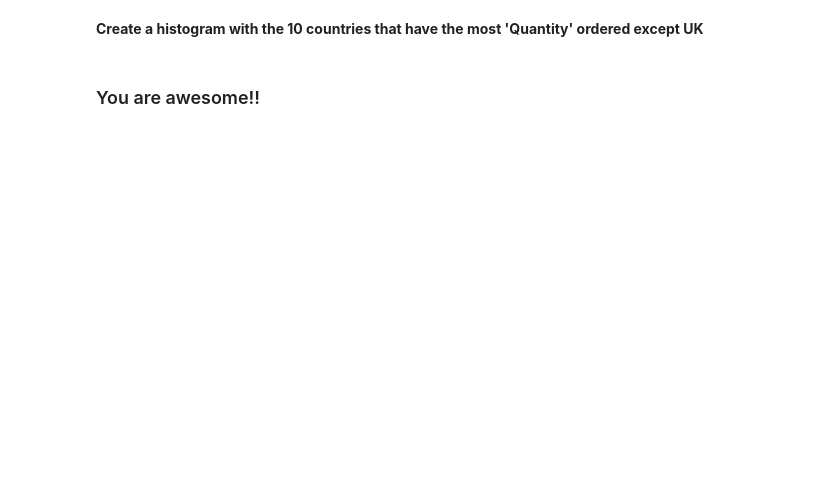
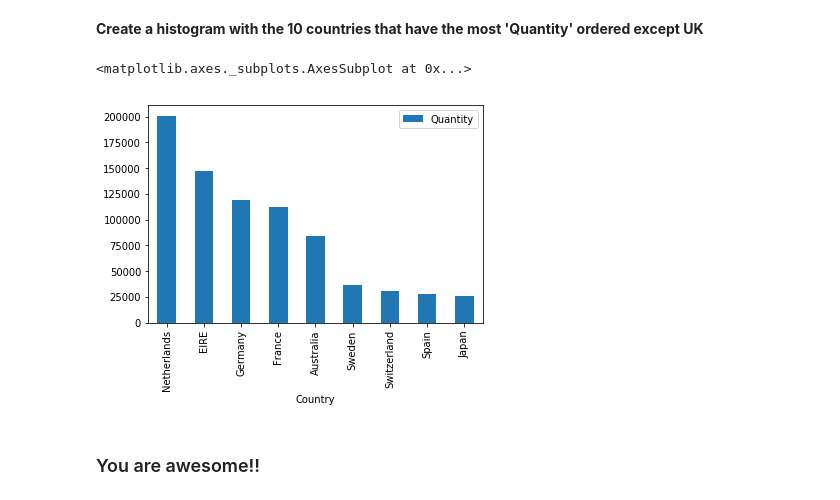
Before and after one commit to hao-phan-cs/devC-coderschool, a Jupyter notebook: Copy_of_Assignment_3_EDA.ipynb, the cells around one changed output. Saved outputs shown, nothing was run; the diff lists cells and outputs as text; code cells hidden in the pictures; blank space fills up the shorter version.

```diff
--- a/Copy_of_Assignment_3_EDA.ipynb
+++ b/Copy_of_Assignment_3_EDA.ipynb
@@ -148,2 +294,12 @@ Few of useful data cleaning functions:
+# %%
+# Your code here
+countries_df =  df[['Quantity', 'Country']].groupby('Country').sum().sort_values(by='Quantity', ascending=False).head(10).drop('United Kingdom')
+countries_df.plot.bar()
+
+# What can you tell about this?
+# Most countries having the most 'Quantity' are European Countries
+# %% [output]
+<matplotlib.axes._subplots.AxesSubplot at 0x...>
+[figure, added]
 # %% [markdown]
 ### You are awesome!!
```
Also changed, not shown: parts of 21 cells of this notebook.
